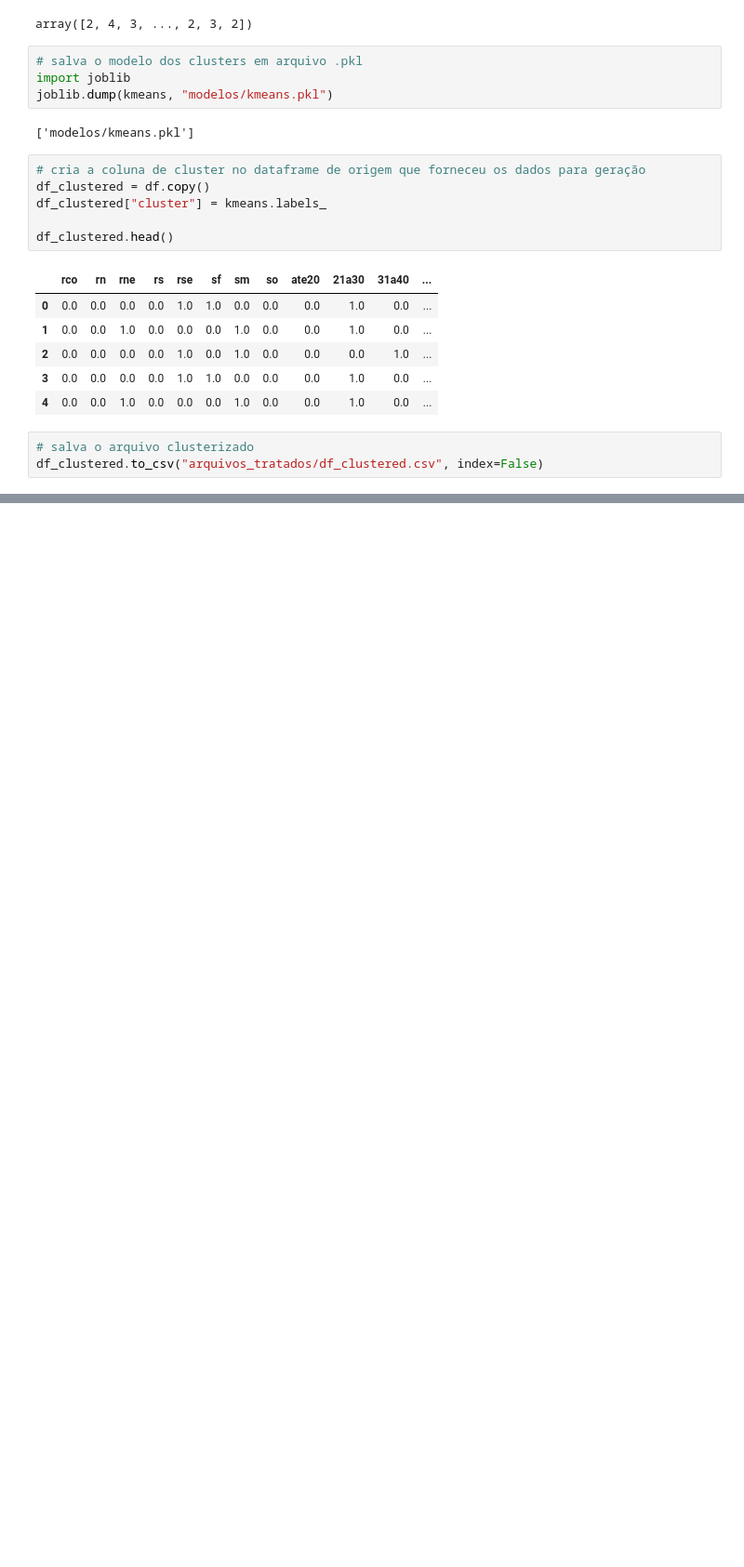
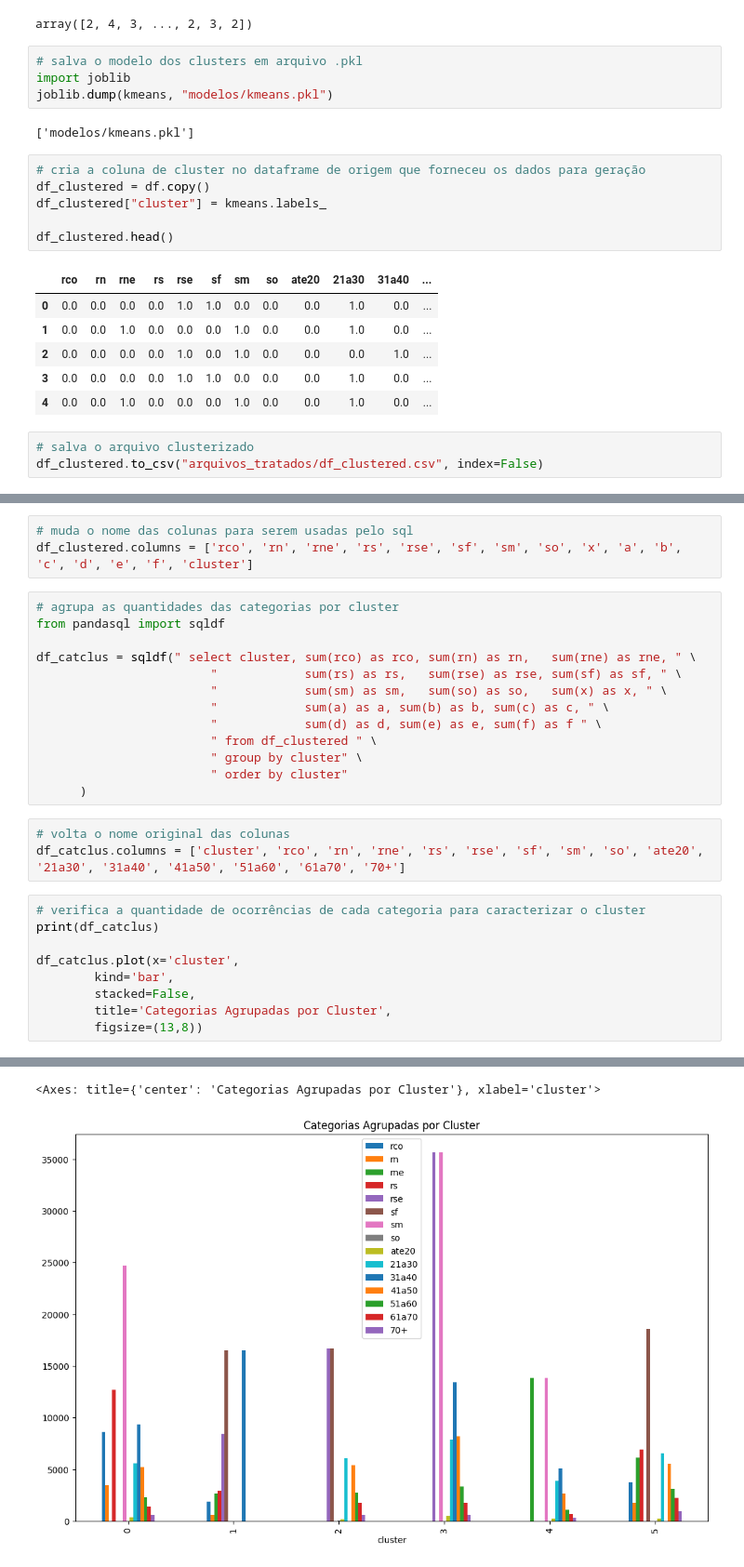
Before and after one commit to jairobernardesjunior/Clusterizacao_reclamacao_consumidor, a Jupyter notebook: 02 rc_clustering.ipynb, the cells around one changed output, grey strips where cells are left out. Shown at 93% size. Drawn from its saved outputs; the diff is of its cells as text; blank space fills up the shorter version.

Commit message:
versão 1.0
imprime clusters para categorização

```diff
--- a/02 rc_clustering.ipynb
+++ b/02 rc_clustering.ipynb
@@ -56,0 +78,29 @@ df_clustered.to_csv("arquivos_tratados/df_clustered.csv", index=False)
+# %%
+# muda o nome das colunas para serem usadas pelo sql
+df_clustered.columns = ['rco', 'rn', 'rne', 'rs', 'rse', 'sf', 'sm', 'so', 'x', 'a', 'b', 'c', 'd', 'e', 'f', 'cluster']
+# %%
+# agrupa as quantidades das categorias por cluster
+from pandasql import sqldf
+
+df_catclus = sqldf(" select cluster, sum(rco) as rco, sum(rn) as rn,   sum(rne) as rne, " \
+                        "            sum(rs) as rs,   sum(rse) as rse, sum(sf) as sf, " \
+                        "            sum(sm) as sm,   sum(so) as so,   sum(x) as x, " \
+                        "            sum(a) as a, sum(b) as b, sum(c) as c, " \
+                        "            sum(d) as d, sum(e) as e, sum(f) as f " \
+                        " from df_clustered " \
+                        " group by cluster" \
+                        " order by cluster"
+      )
+# %%
+# volta o nome original das colunas
+df_catclus.columns = ['cluster', 'rco', 'rn', 'rne', 'rs', 'rse', 'sf', 'sm', 'so', 'ate20', '21a30', '31a40', '41a50', '51a60', '61a70', '70+']
+# %%
+# verifica a quantidade de ocorrências de cada categoria para caracterizar o cluster
+print(df_catclus)
+
+df_catclus.plot(x='cluster',
+        kind='bar',
+        stacked=False,
+        title='Categorias Agrupadas por Cluster',
+        figsize=(13,8))
+# %% [output]
@@ -56,0 +122,2 @@ df_clustered.to_csv("arquivos_tratados/df_clustered.csv", index=False)
+<Axes: title={'center': 'Categorias Agrupadas por Cluster'}, xlabel='cluster'>
+[figure, added]
```
Also changed, not shown: parts of 2 cells of this notebook.
